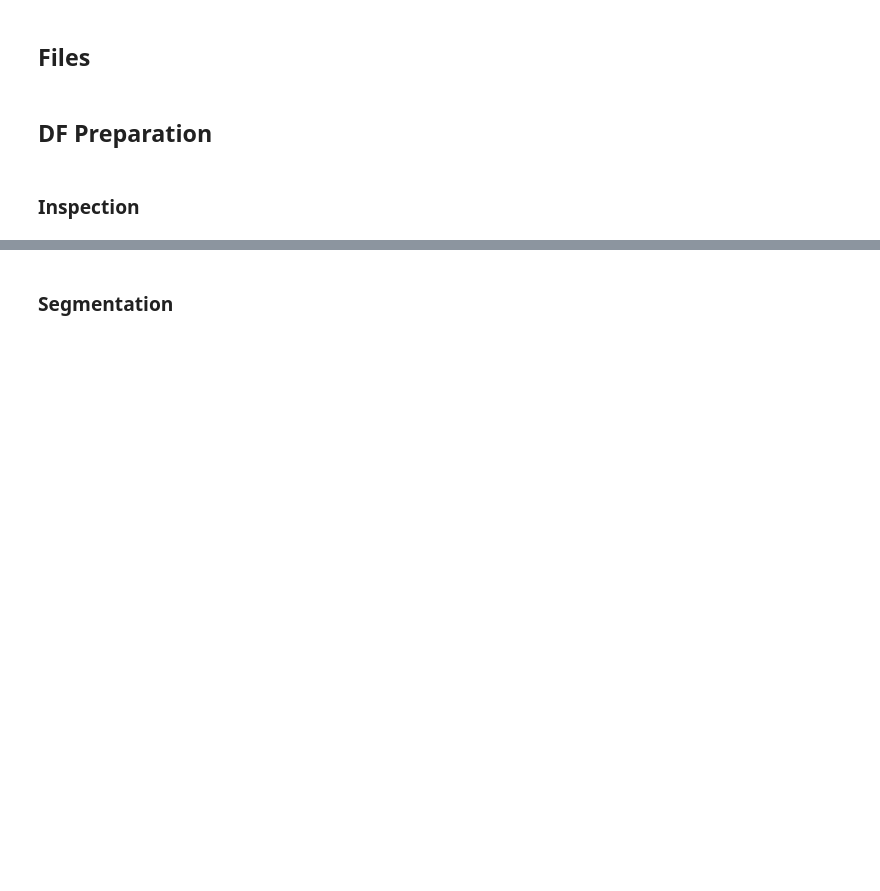
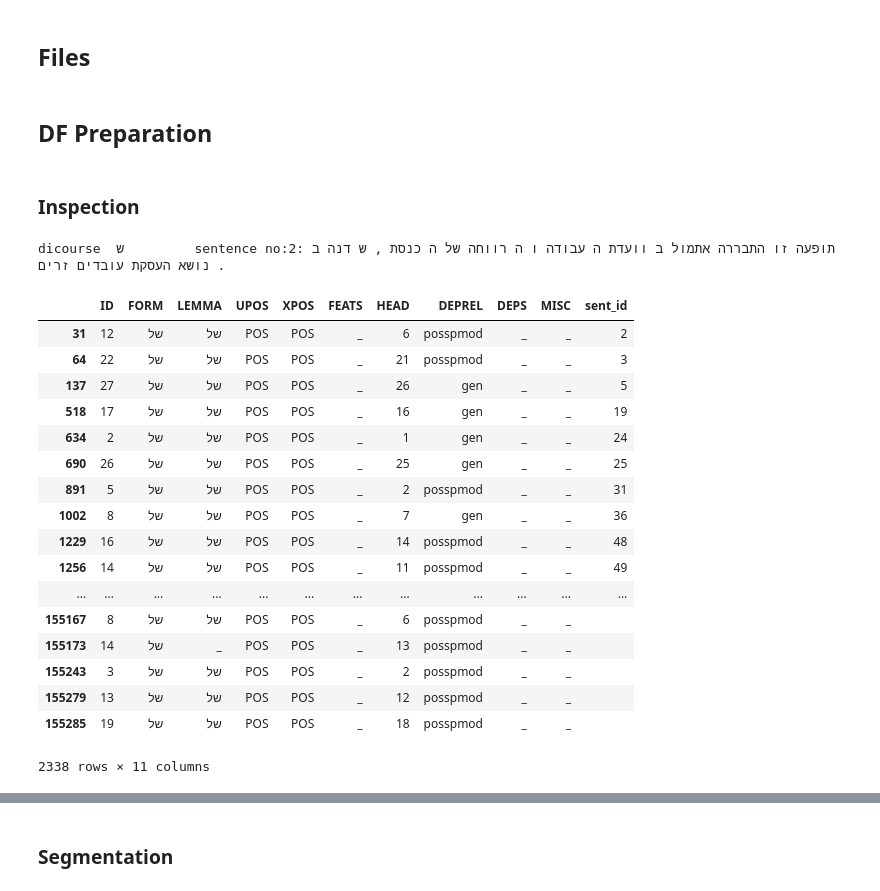
Before and after one commit to OnlpLab/he_treebanks, a Jupyter notebook: spmrl-ud-conversion.ipynb, the cells around one changed output, grey strips where cells are left out. Drawn from its saved outputs; the diff is of its cells as text; code cells hidden in the pictures; blank space fills up the shorter version.

```diff
--- a/spmrl-ud-conversion.ipynb
+++ b/spmrl-ud-conversion.ipynb
@@ -60,9 +40,9 @@ spmrl_dev
 # %%
-ud_train = suit_for_pandas(filepath_ud_train)
-spmrl_train = suit_for_pandas(filepath_spmrl_train)
+ud_train = create_df_from_conll_file(filepath_ud_train)
+spmrl_train = create_df_from_conll_file(filepath_spmrl_train)
 # %%
-ud_test = suit_for_pandas(filepath_ud_test)
-spmrl_test = suit_for_pandas(filepath_spmrl_test)
+ud_test = create_df_from_conll_file(filepath_ud_test)
+spmrl_test = create_df_from_conll_file(filepath_spmrl_test)
 # %%
 ud_dev['sent_id'] = ''
 spmrl_dev['sent_id'] = ''
@@ -77,5 +57,5 @@ spmrl_test['sent_id'] = ''
 spmrl_test['ID'] = spmrl_test['ID'].apply(lambda x: int(x) if str(x).isdigit() else 0)
 # %%
 spmrl_treebank = pd.concat([spmrl_dev, spmrl_train, spmrl_test], ignore_index=True)
-spmrl_treebank['sent_id'] = ''
-spmrl_treebank['ID'] = spmrl_treebank['ID'].apply(lambda x: int(x) if str(x).isdigit() else 0)
+# spmrl_treebank['sent_id'] = ''
+# spmrl_treebank['ID'] = spmrl_treebank['ID'].apply(lambda x: int(x) if str(x).isdigit() else 0)
@@ -123,3 +99,43 @@ sentence_id(spmrl_train, 'spmrl')
 sentence_id(ud_train, 'ud')
 # %% [markdown]
 ### Inspection
+# %%
+# gives an example sentence for each POS/relation
+sentences = []
+for rel in spmrl_treebank['DEPREL'].unique():
+        enum = 0
+        sentence_no = spmrl_treebank[spmrl_treebank['DEPREL'] == rel]['sent_id'].unique()[enum]
+        while sentence_no in sentences:
+            enum += 1
+            sentence_no = spmrl_treebank[spmrl_treebank['DEPREL'] == rel]['sent_id'].unique()[enum]
+    sentence = spmrl_treebank[spmrl_treebank['sent_id'] == sentence_no]
+    word = sentence[sentence['DEPREL'] == rel]['FORM'].unique()[0]
+    forms = " ".join([row['FORM'] for i, row in sentence.iterrows()])
+    sentences.append((sentence_no))
+#     print(tag, word, forms)
+    print("{:10}{:10}sentence no:{}: {:10}".format(rel, word, sentence_no, forms))
+#     print(word)
+#     print(sentence_no, ": ", forms)
+# %% [output]
+dicourse  ש         sentence no:2: תופעה זו התבררה אתמול ב וועדת ה עבודה ו ה רווחה של ה כנסת , ש דנה ב נושא העסקת עובדים זרים .
+# %%
+spmrl_treebank[spmrl_treebank['XPOS'] == 'POS']['FEATS'].
+# %% [output]
+|  | ID | FORM | LEMMA | UPOS | XPOS | FEATS | HEAD | DEPREL | DEPS | MISC | sent_id |
+| 31 | 12 | של | של | POS | POS | _ | 6 | posspmod | _ | _ | 2 |
+| 64 | 22 | של | של | POS | POS | _ | 21 | posspmod | _ | _ | 3 |
+| 137 | 27 | של | של | POS | POS | _ | 26 | gen | _ | _ | 5 |
+| 518 | 17 | של | של | POS | POS | _ | 16 | gen | _ | _ | 19 |
+| 634 | 2 | של | של | POS | POS | _ | 1 | gen | _ | _ | 24 |
+| 690 | 26 | של | של | POS | POS | _ | 25 | gen | _ | _ | 25 |
+| 891 | 5 | של | של | POS | POS | _ | 2 | posspmod | _ | _ | 31 |
+| 1002 | 8 | של | של | POS | POS | _ | 7 | gen | _ | _ | 36 |
+| 1229 | 16 | של | של | POS | POS | _ | 14 | posspmod | _ | _ | 48 |
+| 1256 | 14 | של | של | POS | POS | _ | 11 | posspmod | _ | _ | 49 |
+| ... | ... | ... | ... | ... | ... | ... | ... | ... | ... | ... | ... |
+| 155167 | 8 | של | של | POS | POS | _ | 6 | posspmod | _ | _ |  |
+| 155173 | 14 | של | _ | POS | POS | _ | 13 | posspmod | _ | _ |  |
+| 155243 | 3 | של | של | POS | POS | _ | 2 | posspmod | _ | _ |  |
+| 155279 | 13 | של | של | POS | POS | _ | 12 | posspmod | _ | _ |  |
+| 155285 | 19 | של | של | POS | POS | _ | 18 | posspmod | _ | _ |  |
+2338 rows × 11 columns
```
Also changed, not shown: parts of 18 cells of this notebook.
